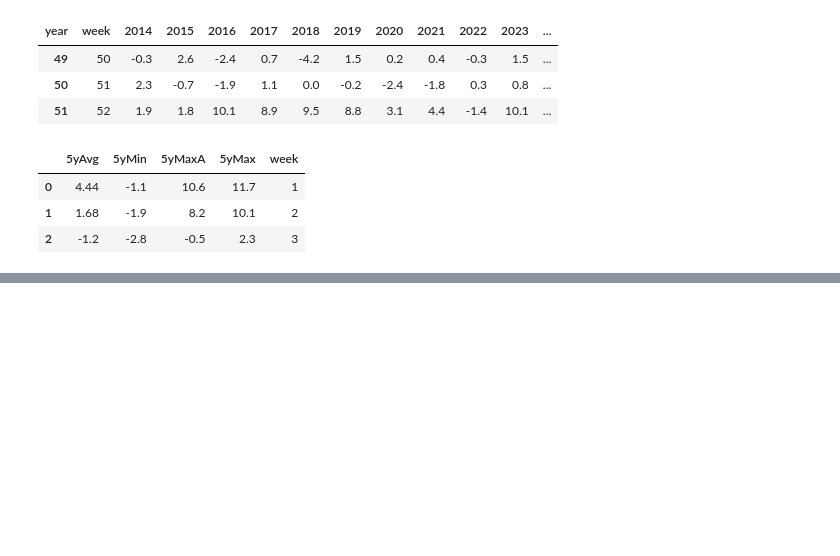
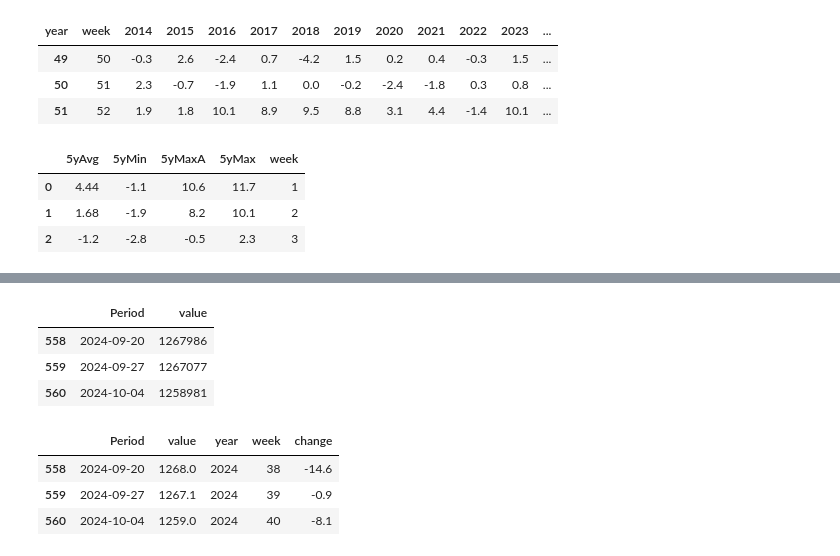
Before and after one commit to JozefSL/pyNotes, a Jupyter notebook: EIA/weeklyXlsCrudeStocksAndChanges.ipynb, the cells around one changed output, grey strips where cells are left out. Drawn from its saved outputs; the diff is of its cells as text; code cells hidden in the pictures; blank space fills up the shorter version.

```diff
--- a/EIA/weeklyXlsCrudeStocksAndChanges.ipynb
+++ b/EIA/weeklyXlsCrudeStocksAndChanges.ipynb
@@ -496,3 +494,24 @@ figDc.add_annotation(
 figDc.show()
 # %% [output]
 [interactive output not drawn]
+# %%
+dfp = data[['Week','Petroleum']].copy()
+dfp.columns = ['Period', 'value']
+dfp.tail(3)
+# %% [output]
+|  | Period | value |
+| 558 | 2024-09-20 | 1267986 |
+| 559 | 2024-09-27 | 1267077 |
+| 560 | 2024-10-04 | 1258981 |
+# %%
+dfp['Period'] = dfp['Period'].apply(pd.to_datetime)
+dfp.value = (dfp.value.astype('Int64')/1000).round(1) #.astype('Int64')
+dfp['year'] = dfp['Period'].dt.year
+dfp['week'] = dfp['Period'].dt.isocalendar().week
+dfp['change'] = dfp['value'] - dfp['value'].shift(1)
+dfp.tail(3)
+# %% [output]
+|  | Period | value | year | week | change |
+| 558 | 2024-09-20 | 1268.0 | 2024 | 38 | -14.6 |
+| 559 | 2024-09-27 | 1267.1 | 2024 | 39 | -0.9 |
+| 560 | 2024-10-04 | 1259.0 | 2024 | 40 | -8.1 |
```
Also changed, not shown: parts of 11 cells of this notebook.
